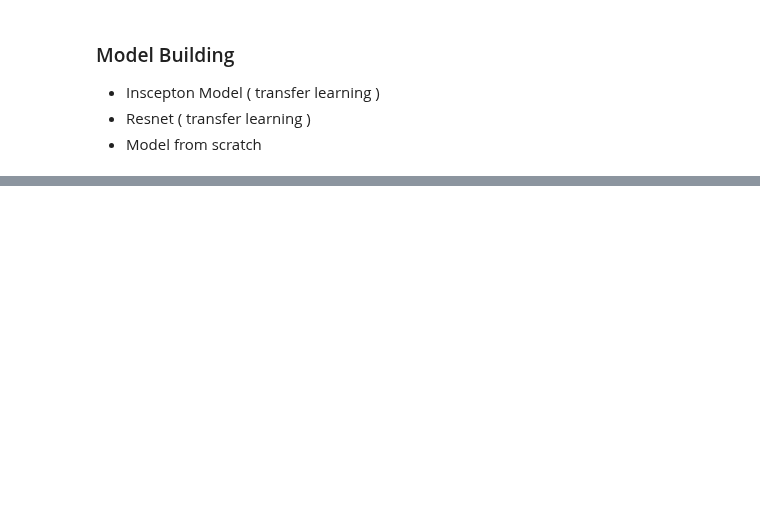
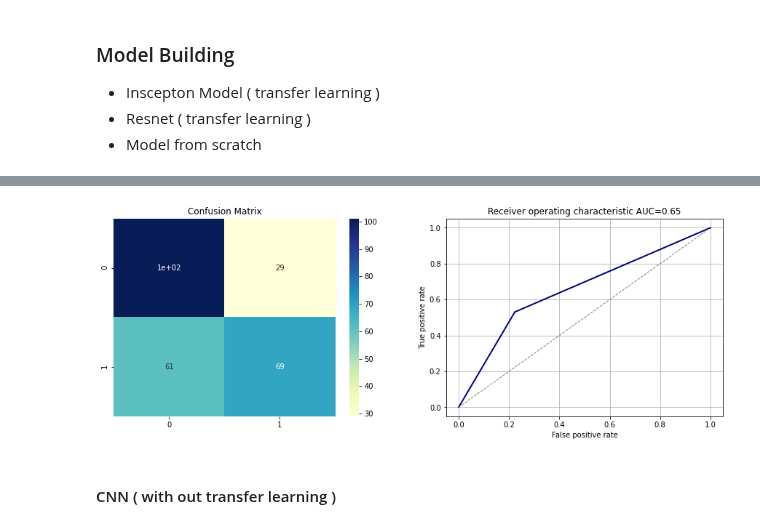
Before and after one commit to baalasangar/MLAI, a Jupyter notebook: 13_Capstone/Model_building_classification.ipynb, the cells around one changed output, grey strips where cells are left out. Cells and saved outputs as stored; diff of their text form; code cells hidden in the pictures; blank space fills up the shorter version.

```diff
--- a/13_Capstone/Model_building_classification.ipynb
+++ b/13_Capstone/Model_building_classification.ipynb
@@ -270,0 +504,10 @@ array([[0.25490196, 0.25490196, 0.25490196, ..., 0.4       , 0.43137255,
+# %%
+fig,ax = plt.subplots(nrows=1,ncols=2,figsize=(15, 5))
+sns.heatmap(confusion_matrix(y_test,y_predict),annot=True,ax=ax[0],cmap="YlGnBu")
+ax[0].set_title('Confusion Matrix');
+ax[1] = plot_roccurve(y_test,y_predict)
+plt.show()
+# %% [output]
+[figure, added]
+# %% [markdown]
+#### CNN ( with out transfer learning )
```
Also changed, not shown: parts of 20 cells of this notebook.
